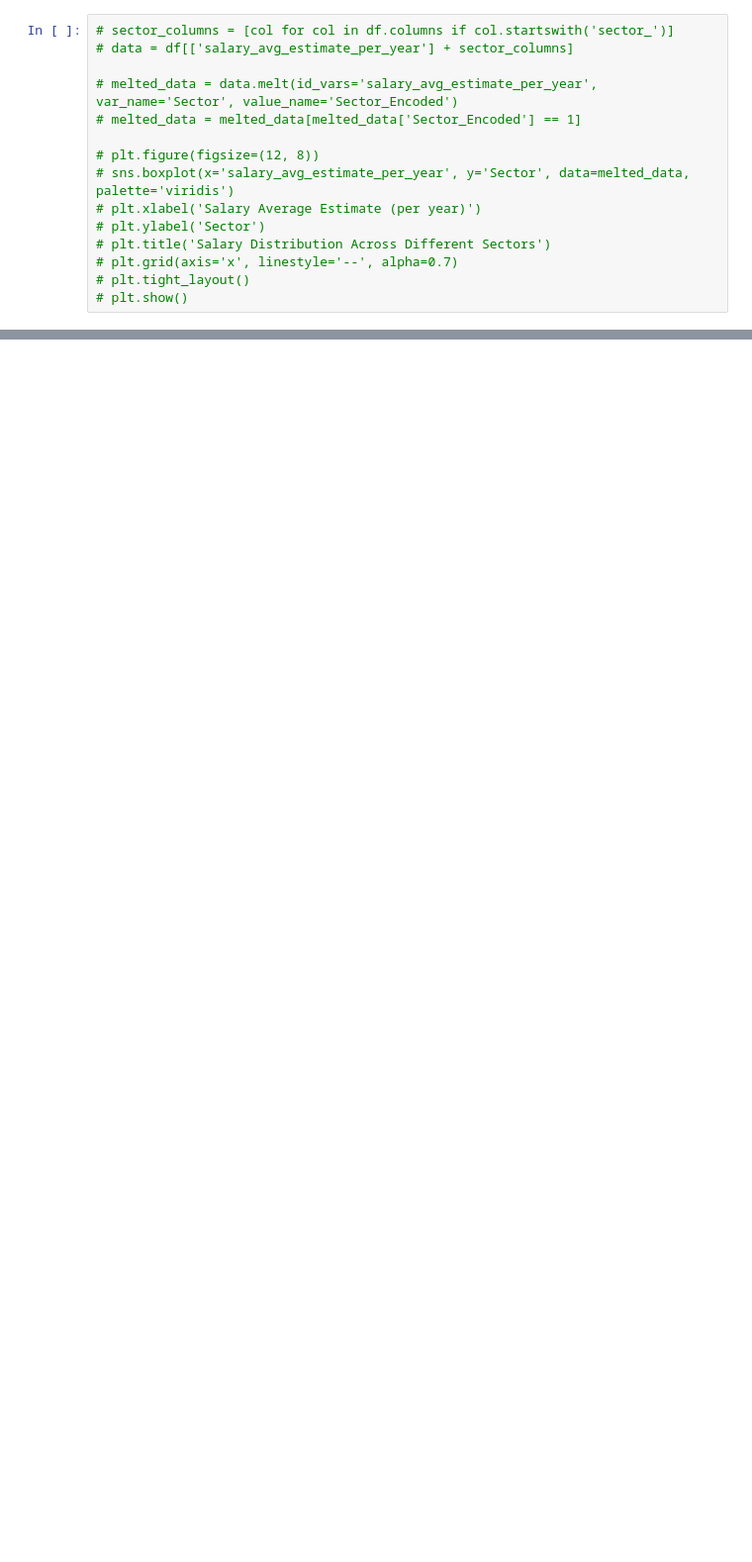
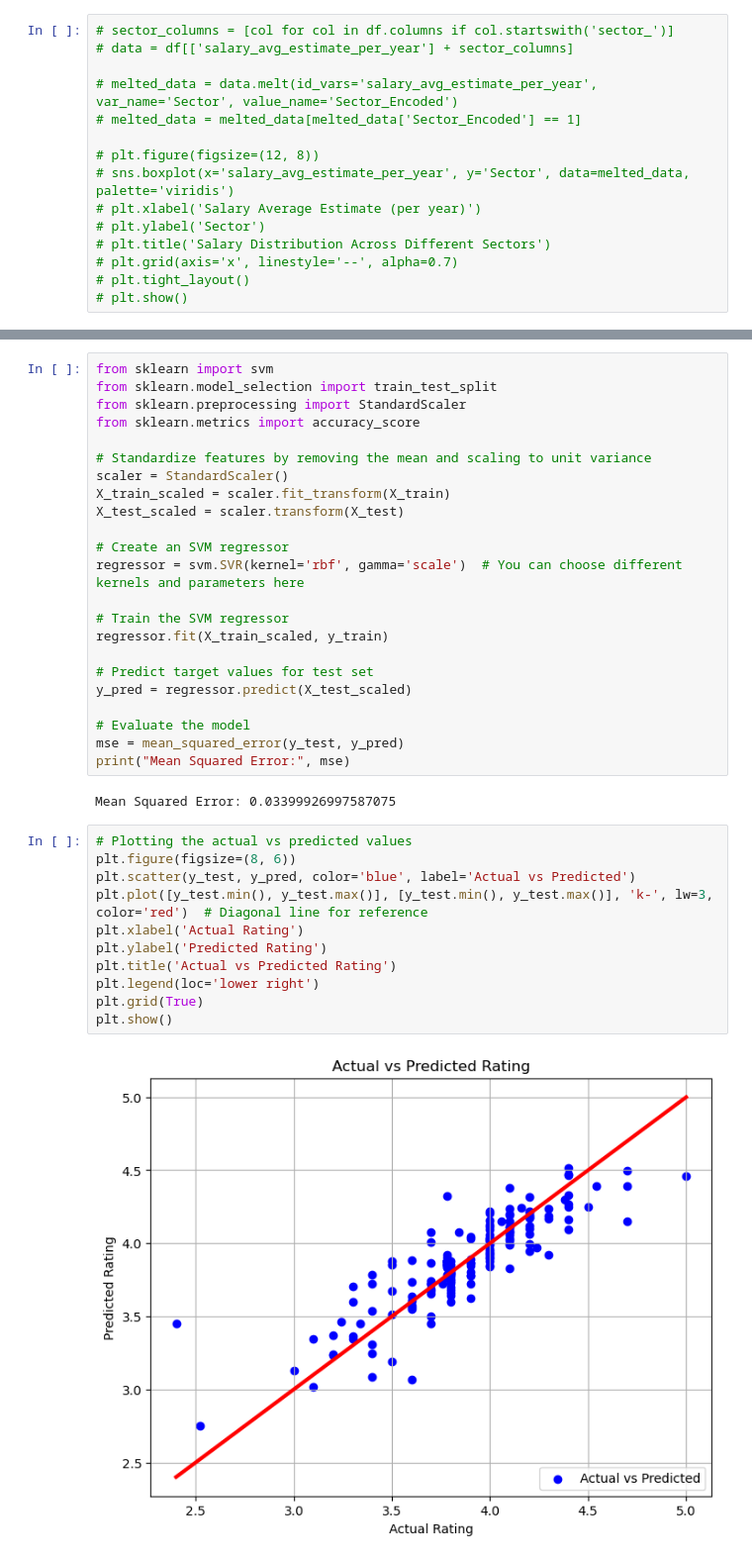
Before and after one commit to Ginaroberg/CSE-151-Group-Project, a Jupyter notebook: CSE 151A Group Project Notebook.ipynb, the cells around one changed output, grey strips where cells are left out. Shown: that part at 99% size. Saved outputs shown, nothing was run; the diff lists cells and outputs as text; blank space fills up the shorter version.

```diff
--- a/CSE 151A Group Project Notebook.ipynb
+++ b/CSE 151A Group Project Notebook.ipynb
@@ -390,0 +481,38 @@ plt.show()
+# %%
+from sklearn import svm
+from sklearn.model_selection import train_test_split
+from sklearn.preprocessing import StandardScaler
+from sklearn.metrics import accuracy_score
+
+# Standardize features by removing the mean and scaling to unit variance
+scaler = StandardScaler()
+X_train_scaled = scaler.fit_transform(X_train)
+X_test_scaled = scaler.transform(X_test)
+
+# Create an SVM regressor
+regressor = svm.SVR(kernel='rbf', gamma='scale')  # You can choose different kernels and parameters here
+
+# Train the SVM regressor
+regressor.fit(X_train_scaled, y_train)
+
+# Predict target values for test set
+y_pred = regressor.predict(X_test_scaled)
+
+# Evaluate the model
+mse = mean_squared_error(y_test, y_pred)
+print("Mean Squared Error:", mse)
+# %% [output]
+Mean Squared Error: 0.03399926997587075
+# %%
+# Plotting the actual vs predicted values
+plt.figure(figsize=(8, 6))
+plt.scatter(y_test, y_pred, color='blue', label='Actual vs Predicted')
+plt.plot([y_test.min(), y_test.max()], [y_test.min(), y_test.max()], 'k-', lw=3, color='red')  # Diagonal line for reference
+plt.xlabel('Actual Rating')
+plt.ylabel('Predicted Rating')
+plt.title('Actual vs Predicted Rating')
+plt.legend(loc='lower right')
+plt.grid(True)
+plt.show()
+# %% [output]
+[figure, added]
```
Also changed, not shown: parts of 11 cells of this notebook.
